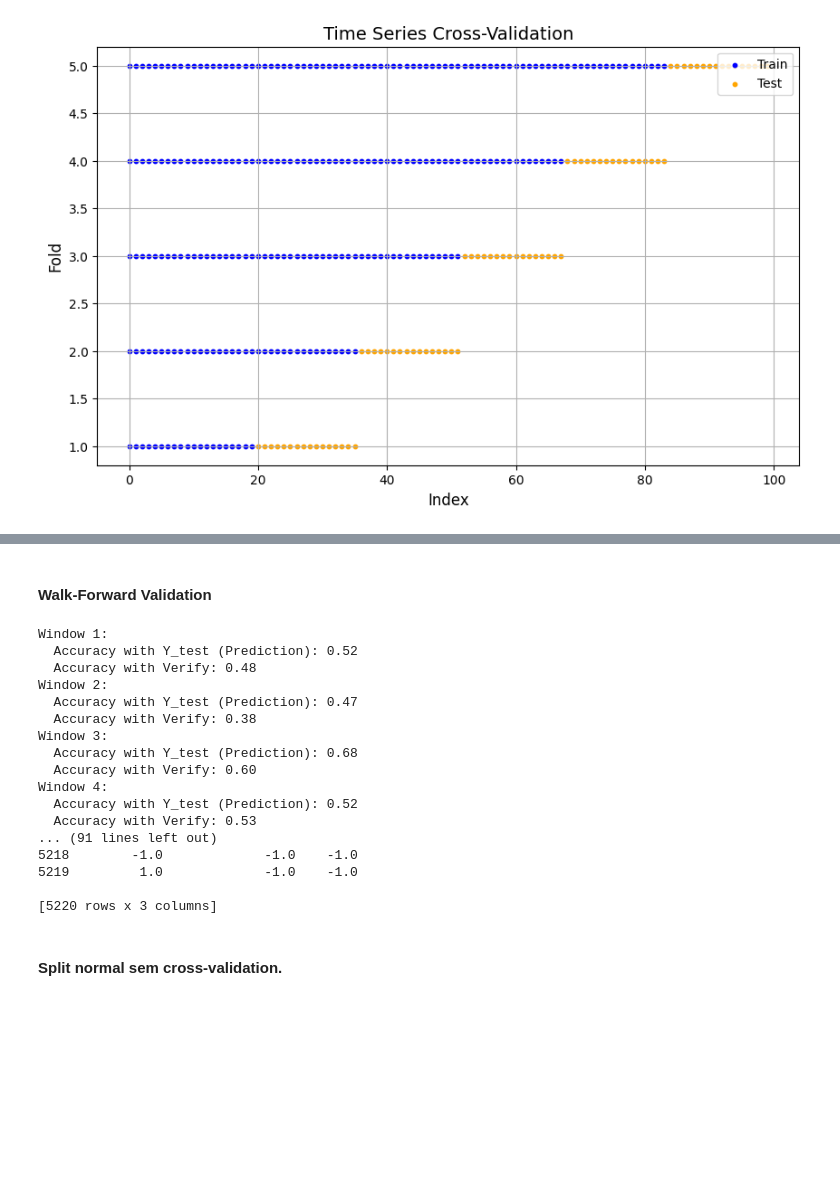
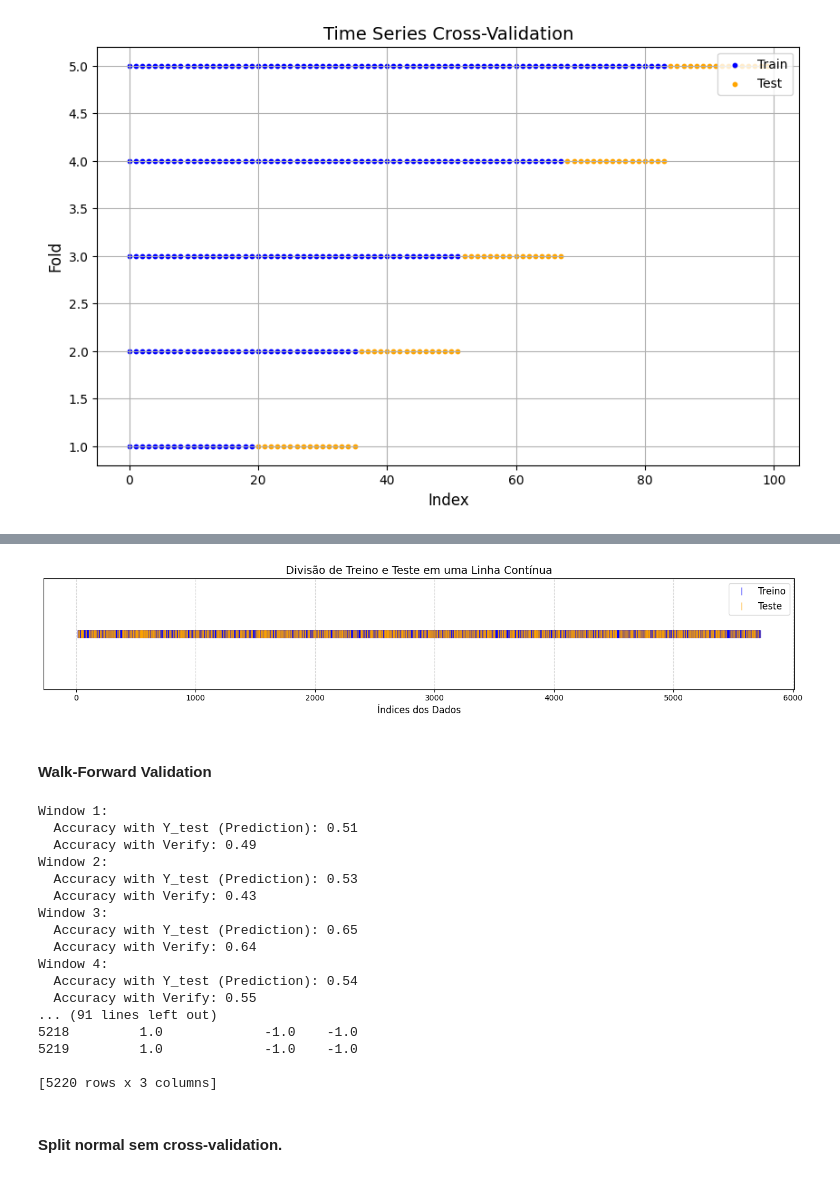
Before and after one commit to Bruno-Santana-Eco/TCC_Machine_learning, a Jupyter notebook: Random Forest_D10.ipynb, the cells around one changed output, grey strips where cells are left out. Saved outputs shown, nothing was run; the diff lists cells and outputs as text; code cells hidden in the pictures; blank space fills up the shorter version.

```diff
--- a/Random Forest_D10.ipynb
+++ b/Random Forest_D10.ipynb
@@ -886,3 +924,43 @@ plot_cross_val(
+# %%
+import matplotlib.pyplot as plt
+import numpy as np
+from sklearn.model_selection import train_test_split
+
+# Supondo que price_data_ABEV já esteja carregado como DataFrame
+# Grab our X & Y Columns.
+X_Cols = price_data_ABEV[['RSI', 'k_percent', 'r_percent', 'Price_Rate_Of_Change', 'MACD', 'MACD_EMA', 'On Balance Volume']]
+Y_Cols = price_data_ABEV['Prediction']
+
+# Split X and y into train and test sets
+X_train, X_test, y_train, y_test = train_test_split(X_Cols, Y_Cols, random_state=0)
+
+# Criar um vetor que represente a sequência de todos os dados
+data_size = len(price_data_ABEV)
+data_indices = np.arange(data_size)
+
+# Criar uma máscara para marcar treino e teste
+is_train = np.isin(data_indices, X_train.index)
+is_test = np.isin(data_indices, X_test.index)
+
+# Criar o gráfico com uma linha contínua
+plt.figure(figsize=(14, 3))
+
+# Destacar treino
+plt.plot(data_indices[is_train], np.ones(sum(is_train)), '|', color='blue', label='Treino', markersize=10, alpha=0.7)
+
+# Destacar teste
+plt.plot(data_indices[is_test], np.ones(sum(is_test)), '|', color='orange', label='Teste', markersize=10, alpha=0.7)
+
+# Configurações do gráfico
+plt.title('Divisão de Treino e Teste em uma Linha Contínua', fontsize=14)
+plt.xlabel('Índices dos Dados', fontsize=12)
+plt.yticks([])
+plt.legend(loc='upper right', fontsize=12)
+plt.grid(axis='x', linestyle='--', alpha=0.5)
+plt.tight_layout()
+plt.show()
+# %% [output]
+[figure, added]
 # %% [markdown]
 #### Walk-Forward Validation
 # %%
@@ -944,7 +1022,7 @@ train_window = 365  # 1 ano de dados de treino
 test_window = 180   # 6 meses de dados de teste
 
 # Inicializando o modelo Random Forest
-rand_frst_clf_Ambev = RandomForestClassifier(n_estimators=100, oob_score=True, criterion="gini", random_state=0, max_depth=2)
+rand_frst_clf_Ambev = RandomForestClassifier(n_estimators=100, oob_score=True, criterion="gini", random_state=0)
 
 # Preparando as colunas de treino (X e Y)
 X_Cols = price_data_ABEV[['RSI', 'k_percent', 'r_percent', 'Price_Rate_Of_Change', 'MACD', 'MACD_EMA', 'On Balance Volume']]
@@ -1015,19 +1093,19 @@ print("\nComparação:")
 print(comparison_df)
 # %% [output]
 Window 1:
-  Accuracy with Y_test (Prediction): 0.52
-  Accuracy with Verify: 0.48
+  Accuracy with Y_test (Prediction): 0.51
+  Accuracy with Verify: 0.49
 Window 2:
-  Accuracy with Y_test (Prediction): 0.47
-  Accuracy with Verify: 0.38
+  Accuracy with Y_test (Prediction): 0.53
+  Accuracy with Verify: 0.43
 Window 3:
-  Accuracy with Y_test (Prediction): 0.68
-  Accuracy with Verify: 0.60
+  Accuracy with Y_test (Prediction): 0.65
+  Accuracy with Verify: 0.64
 Window 4:
-  Accuracy with Y_test (Prediction): 0.52
-  Accuracy with Verify: 0.53
+  Accuracy with Y_test (Prediction): 0.54
+  Accuracy with Verify: 0.55
 ... (91 lines left out)
-5218        -1.0             -1.0    -1.0
+5218         1.0             -1.0    -1.0
 5219         1.0             -1.0    -1.0
 
 [5220 rows x 3 columns]
```
Also changed, not shown: parts of 18 cells of this notebook, 2 other files.
